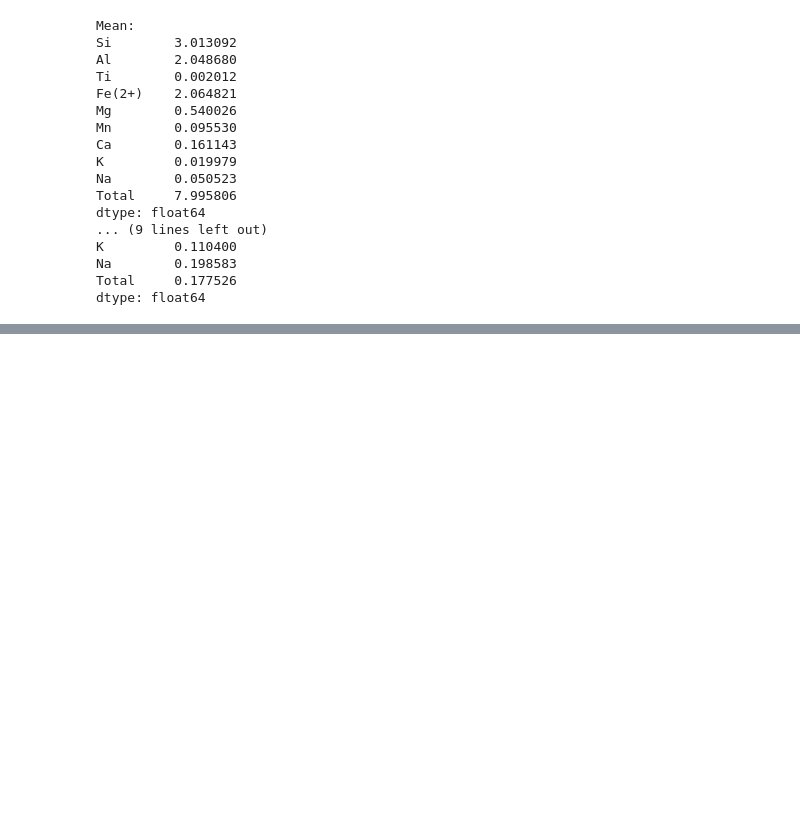
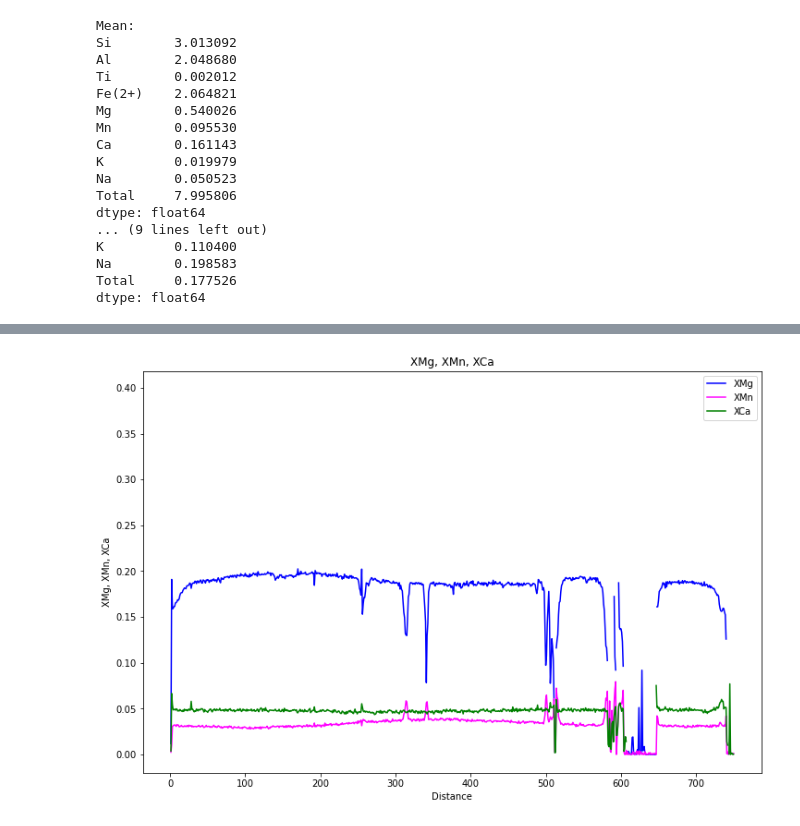
Before and after one commit to jannittayao/garnet-mineral-formula, a Jupyter notebook: garnet-traverse-big-boi.ipynb, the cells around one changed output, grey strips where cells are left out. Saved outputs shown, nothing was run; the diff lists cells and outputs as text; code cells hidden in the pictures; blank space fills up the shorter version.

Commit message:
Update notebook
filter & subset of XMg, XMn, XCa, XFe, and Fe*

```diff
--- a/garnet-traverse-big-boi.ipynb
+++ b/garnet-traverse-big-boi.ipynb
@@ -194,0 +195,21 @@ plt.show()
+# %%
+# filter Mg, Mn, Ca
+
+XCa_list_filt = [x if x <= 0.4 else None for x in XCa_list]
+XMg_list_filt = [x if x <= 0.25 else None for x in XMg_list]
+XMn_list_filt = [x if x <= 0.4 else None for x in XMn_list]
+
+
+plt.figure(figsize=(12, 8))
+plt.plot(distance, XMg_list_filt, label='XMg', c = "blue")
+plt.plot(distance, XMn_list_filt, label='XMn', c = "magenta")
+plt.plot(distance, XCa_list_filt, label='XCa', c = "green")
+
+plt.legend(loc='best')
+plt.title("XMg, XMn, XCa")
+plt.xlabel("Distance")
+plt.ylabel("XMg, XMn, XCa")
+
+plt.show()
+# %% [output]
+[figure, added]
```
Also changed, not shown: parts of 10 cells of this notebook.
